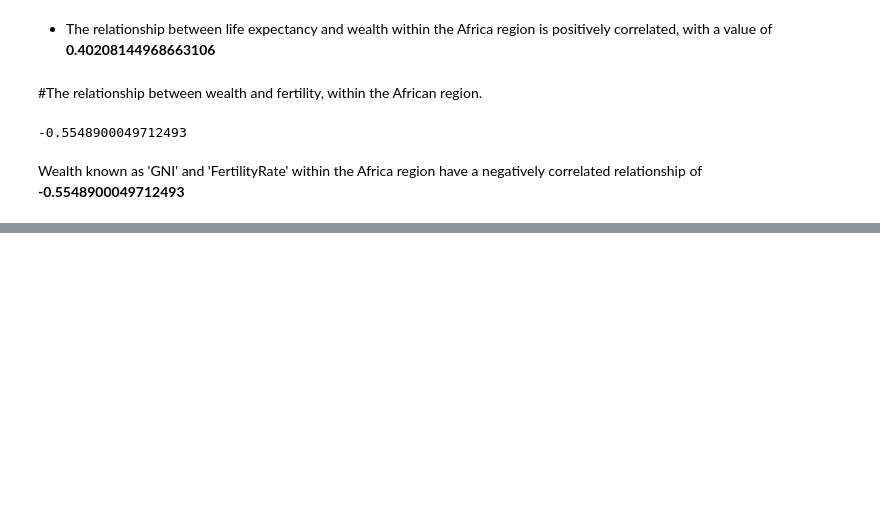
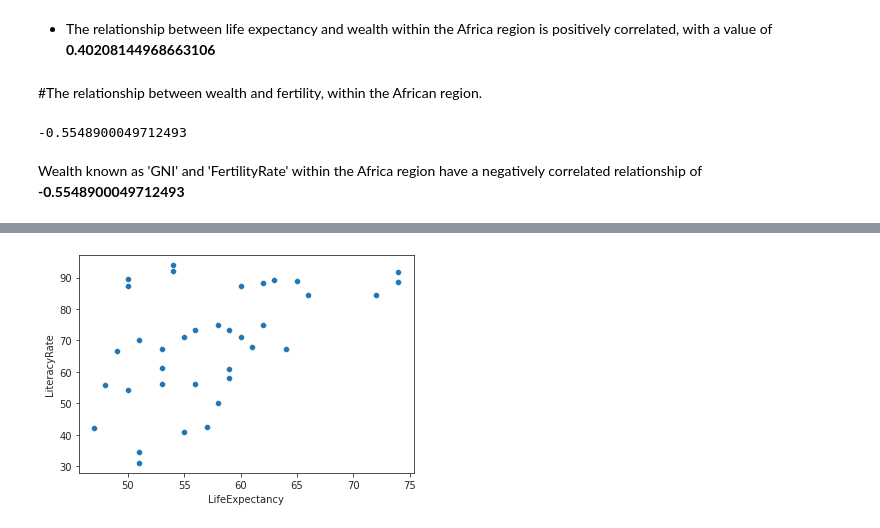
Before and after one commit to NemisysAxe/Bootcamp-Exploratory-Data-Analysis-, a Jupyter notebook: notebook.ipynb, the cells around one changed output, grey strips where cells are left out. Drawn from its saved outputs; the diff is of its cells as text; code cells hidden in the pictures; blank space fills up the shorter version.

```diff
--- a/notebook.ipynb
+++ b/notebook.ipynb
@@ -373,0 +405,23 @@ Wealth known as 'GNI' and 'FertilityRate' within the Africa region have a negati
+# %%
+#Importing matplotlib as plt and seaborn as sns.
+import matplotlib.pyplot as plot
+import seaborn as sns
+
+#Isolating the rows that have AFrica as a region.
+Afr_1 = df1[df1["Region"] == "Africa"]
+
+#Assigning the LifeExpectancy and LiteracyRate to variables lifexp and literacy_rate, respectively.
+lexp = Afr_1.LifeExpectancy
+afr_lit = Afr_1.LiteracyRate
+
+#Styling the chart using seaborn.
+sns.set_style("white")
+sns.set_style("ticks")
+
+#Creating the scatterplot chart.
+sns.scatterplot(x= lexp, y= afr_lit, data= Afr_1)
+
+#Using matplotlib.pyplot to display the chart.
+plt.show()
+# %% [output]
+[figure, added]
```
Also changed, not shown: parts of 23 cells of this notebook.
